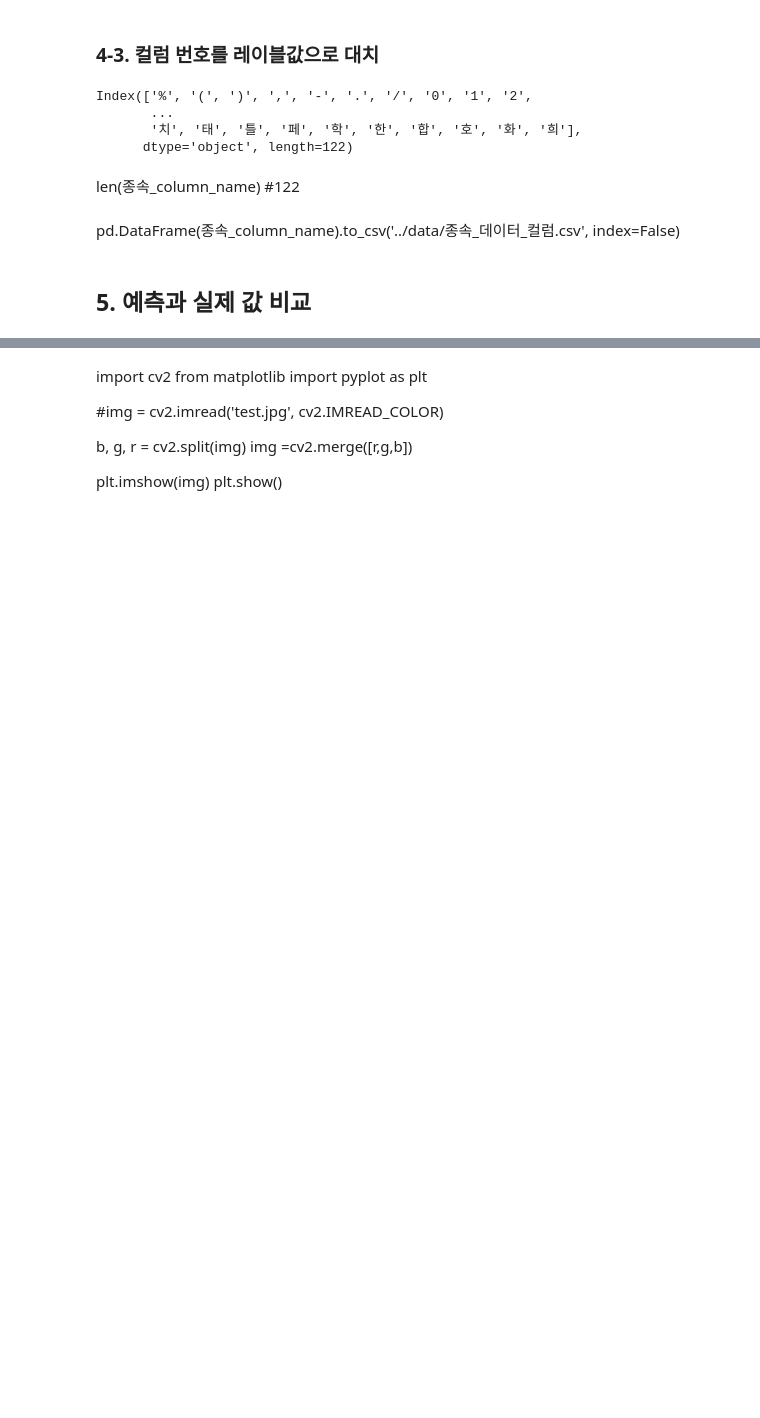
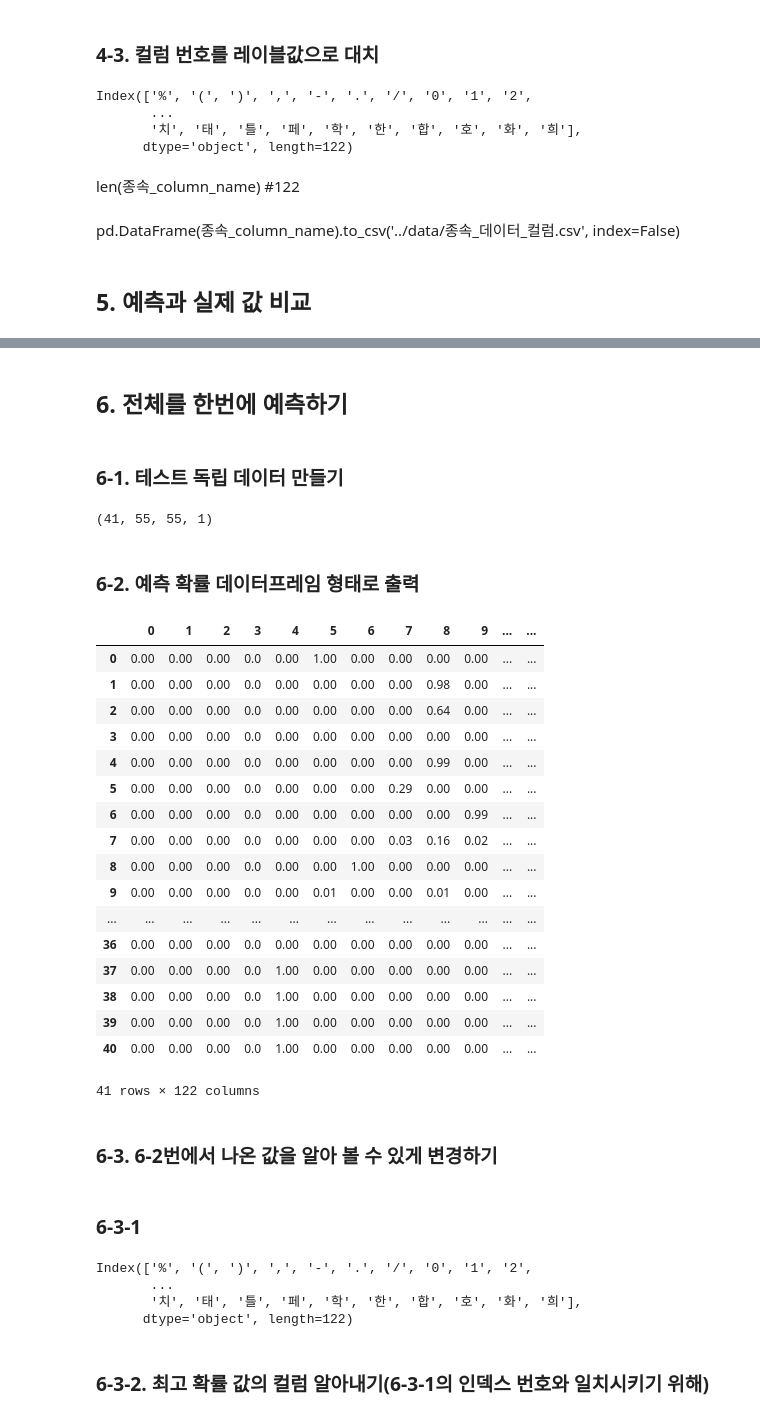
Before and after one commit to surim-wang/kidney, a Jupyter notebook: source/20210725_labelme_json2dataset_ver1.0.ipynb, the cells around one changed output, grey strips where cells are left out. Saved outputs shown, nothing was run; the diff lists cells and outputs as text; code cells hidden in the pictures; blank space fills up the shorter version.

```diff
--- a/source/20210725_labelme_json2dataset_ver1.0.ipynb
+++ b/source/20210725_labelme_json2dataset_ver1.0.ipynb
@@ -361,11 +372,58 @@ cv2.destroyAllWindows()
-# %% [markdown]
-import cv2
-from matplotlib import pyplot as plt
-
-#img = cv2.imread('test.jpg', cv2.IMREAD_COLOR)
-
-b, g, r = cv2.split(img)
-img =cv2.merge([r,g,b])
-
-plt.imshow(img)
-plt.show()
+# %% [markdown]
+## 6. 전체를 한번에 예측하기
+# %% [markdown]
+### 6-1. 테스트 독립 데이터 만들기
+# %%
+img_lst = []
+for predict_lst_num in range(len(predict_lst)):
+    image = cv2.imread(predict_lst[predict_lst_num], cv2.IMREAD_COLOR)
+    img = border_make(image)
+    dst = cv2.cvtColor(img, cv2.COLOR_BGR2GRAY)
+    ret ,img = cv2.threshold(dst,127,255,0)
+    img_lst.append(img)
+    img_array = np.array(img_lst)
+img_array_reshape = img_array.reshape(-1,55,55,1)
+독립 = img_array_reshape
+독립.shape
+    #img = img.reshape(-1,55,55,1)
+    #img.shape
+# %% [output]
+(41, 55, 55, 1)
+# %% [markdown]
+### 6-2. 예측 확률 데이터프레임 형태로 출력
+# %%
+pred = model.predict(독립)
+pred_df = pd.DataFrame(pred).round(round_num)
+pred_df
+# %% [output]
+|  | 0 | 1 | 2 | 3 | 4 | 5 | 6 | 7 | 8 | 9 | ... | ... |
+| 0 | 0.00 | 0.00 | 0.00 | 0.0 | 0.00 | 1.00 | 0.00 | 0.00 | 0.00 | 0.00 | ... | ... |
+| 1 | 0.00 | 0.00 | 0.00 | 0.0 | 0.00 | 0.00 | 0.00 | 0.00 | 0.98 | 0.00 | ... | ... |
+| 2 | 0.00 | 0.00 | 0.00 | 0.0 | 0.00 | 0.00 | 0.00 | 0.00 | 0.64 | 0.00 | ... | ... |
+| 3 | 0.00 | 0.00 | 0.00 | 0.0 | 0.00 | 0.00 | 0.00 | 0.00 | 0.00 | 0.00 | ... | ... |
+| 4 | 0.00 | 0.00 | 0.00 | 0.0 | 0.00 | 0.00 | 0.00 | 0.00 | 0.99 | 0.00 | ... | ... |
+| 5 | 0.00 | 0.00 | 0.00 | 0.0 | 0.00 | 0.00 | 0.00 | 0.29 | 0.00 | 0.00 | ... | ... |
+| 6 | 0.00 | 0.00 | 0.00 | 0.0 | 0.00 | 0.00 | 0.00 | 0.00 | 0.00 | 0.99 | ... | ... |
+| 7 | 0.00 | 0.00 | 0.00 | 0.0 | 0.00 | 0.00 | 0.00 | 0.03 | 0.16 | 0.02 | ... | ... |
+| 8 | 0.00 | 0.00 | 0.00 | 0.0 | 0.00 | 0.00 | 1.00 | 0.00 | 0.00 | 0.00 | ... | ... |
+| 9 | 0.00 | 0.00 | 0.00 | 0.0 | 0.00 | 0.01 | 0.00 | 0.00 | 0.01 | 0.00 | ... | ... |
+| ... | ... | ... | ... | ... | ... | ... | ... | ... | ... | ... | ... | ... |
+| 36 | 0.00 | 0.00 | 0.00 | 0.0 | 0.00 | 0.00 | 0.00 | 0.00 | 0.00 | 0.00 | ... | ... |
+| 37 | 0.00 | 0.00 | 0.00 | 0.0 | 1.00 | 0.00 | 0.00 | 0.00 | 0.00 | 0.00 | ... | ... |
+| 38 | 0.00 | 0.00 | 0.00 | 0.0 | 1.00 | 0.00 | 0.00 | 0.00 | 0.00 | 0.00 | ... | ... |
+| 39 | 0.00 | 0.00 | 0.00 | 0.0 | 1.00 | 0.00 | 0.00 | 0.00 | 0.00 | 0.00 | ... | ... |
+| 40 | 0.00 | 0.00 | 0.00 | 0.0 | 1.00 | 0.00 | 0.00 | 0.00 | 0.00 | 0.00 | ... | ... |
+41 rows × 122 columns
+# %% [markdown]
+### 6-3. 6-2번에서 나온 값을 알아 볼 수 있게 변경하기
+# %% [markdown]
+### 6-3-1
+# %%
+종속_column_name
+# %% [output]
+Index(['%', '(', ')', ',', '-', '.', '/', '0', '1', '2',
+       ...
+       '치', '태', '틀', '페', '학', '한', '합', '호', '화', '희'],
+      dtype='object', length=122)
+# %% [markdown]
+### 6-3-2. 최고 확률 값의 컬럼 알아내기(6-3-1의 인덱스 번호와 일치시키기 위해)
```
Also changed, not shown: parts of 24 cells of this notebook, 1 other file.
